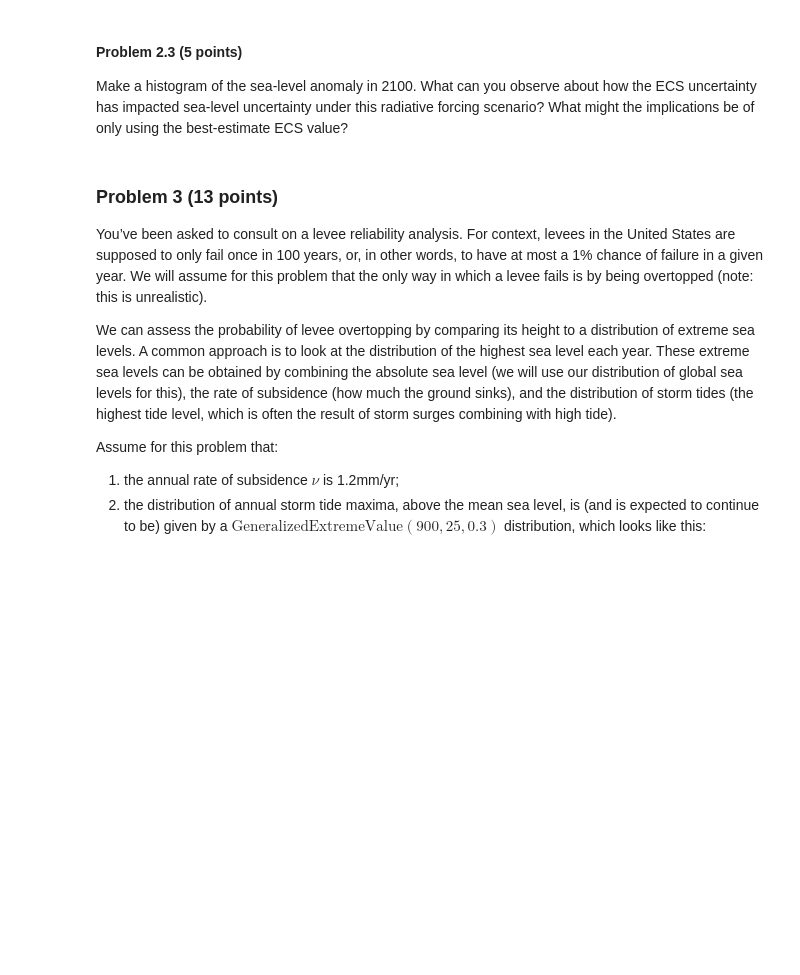
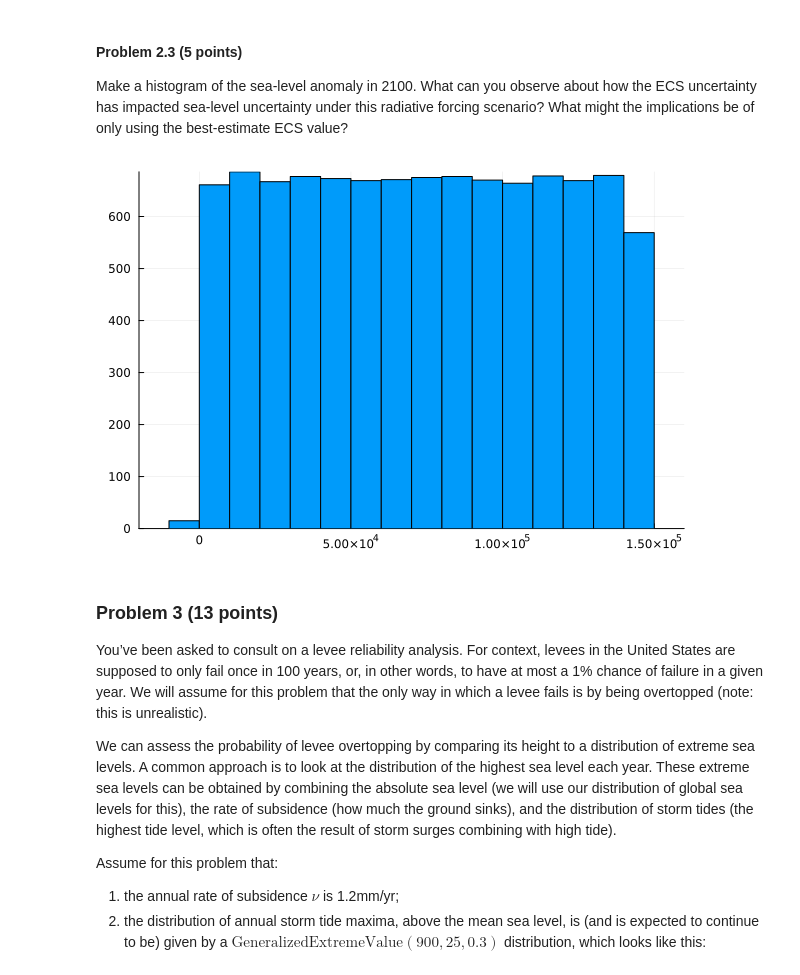
Before and after one commit to BEE4750-FA23/hw3-anthonynic28, a Jupyter notebook: hw03.ipynb, the cells around one changed output. Cells and saved outputs as stored; diff of their text form; code cells hidden in the pictures; blank space fills up the shorter version.

```diff
--- a/hw03.ipynb
+++ b/hw03.ipynb
@@ -312,6 +333,11 @@ Make a histogram of the sea-level anomaly in 2100. What can you observe
 about how the ECS uncertainty has impacted sea-level uncertainty under
 this radiative forcing scenario? What might the implications be of only
 using the best-estimate ECS value?
+# %%
+sea_levels_ebm_2100 = sea_level_model(1.86, -223, -0.62, ebm_output_2100)
+histogram(sea_levels_ebm_2100, legend=:false)
+# %% [output]
+[figure, added]
 # %% [markdown]
 ### Problem 3 (13 points)
 
```
Also changed, not shown: parts of 5 cells of this notebook.
